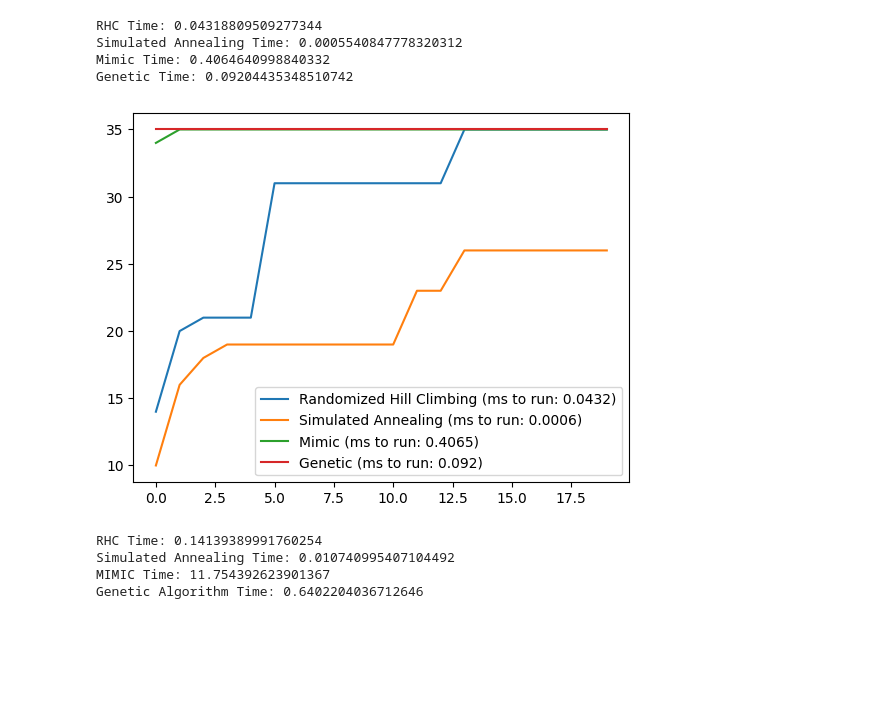
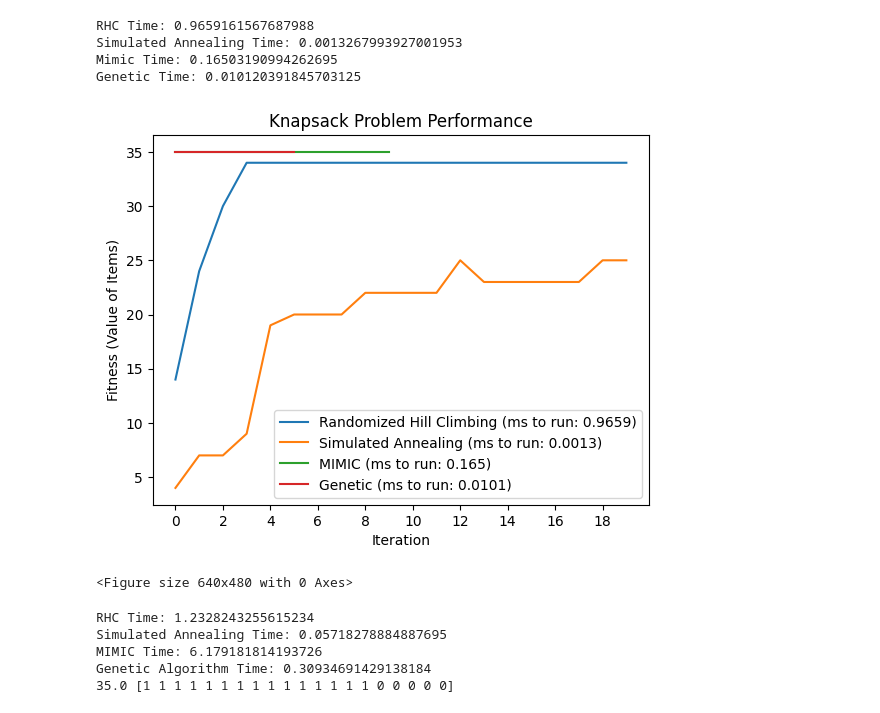
Before and after one commit to DLawrence70GT/ML, a Jupyter notebook: a2/Exploratory.ipynb, the cells around one changed output. Drawn from its saved outputs; the diff is of its cells as text; code cells hidden in the pictures; blank space fills up the shorter version.

```diff
--- a/a2/Exploratory.ipynb
+++ b/a2/Exploratory.ipynb
@@ -19,8 +27,8 @@ start = time.time()
 rhc_knapsack_best_state, rhc_knapsack_best_fitness, rhc_knapsack_fitness_curve = mlrose.random_hill_climb(
     problem=knapsack_problem,
     restarts=100,
-    max_attempts=20,
-    max_iters=1000,
+    max_attempts=1000,
+    max_iters=10000,
     init_state=np.array([0 for i in range(10)]),
     curve=True
 )
@@ -34,8 +42,8 @@ start = time.time()
 sa_knapsack_best_state, sa_knapsack_best_fitness, sa_knapsack_fitness_curve = mlrose.simulated_annealing(
     problem=knapsack_problem,
     schedule=mlrose.ArithDecay(),
-    max_attempts=20,
-    max_iters=1000,
+    max_attempts=100,
+    max_iters=100,
     init_state=np.array([0 for i in range(10)]),
     curve=True
 )
@@ -48,8 +56,8 @@ start = time.time()
 #mimic
 mimic_knapsack_best_state, mimic_knapsack_best_fitness, mimic_knapsack_fitness_curve = mlrose.mimic(
     problem=knapsack_problem,
-    max_attempts=20,
-    max_iters=1000,
+    max_attempts=10,
+    max_iters=10,
     curve=True
 )
 end = time.time()
@@ -61,29 +69,37 @@ start = time.time()
 #genetic algorithm
 genetic_knapsack_best_state, genetic_knapsack_best_fitness, genetic_knapsack_fitness_curve = mlrose.genetic_alg(
     problem=knapsack_problem,
-    max_attempts=20,
-    max_iters=1000,
+    pop_size=100,
+    pop_breed_percent=.5,
+    max_attempts=5,
+    max_iters=10,
     curve=True
 )
 end = time.time()
 genetic_knapsack_time = end - start
 print(f'Genetic Time: {genetic_knapsack_time}')
 # %% [output]
-RHC Time: 0.04318809509277344
-Simulated Annealing Time: 0.0005540847778320312
-Mimic Time: 0.4064640998840332
-Genetic Time: 0.09204435348510742
+RHC Time: 0.9659161567687988
+Simulated Annealing Time: 0.0013267993927001953
+Mimic Time: 0.16503190994262695
+Genetic Time: 0.010120391845703125
 # %%
 #fitness curves for knapsack
 plt.plot(rhc_knapsack_fitness_curve[:20, 0], label = f'Randomized Hill Climbing (ms to run: {round(rhc_knapsack_time, 4)})')
 plt.plot(sa_knapsack_fitness_curve[:20, 0], label = f'Simulated Annealing (ms to run: {round(sa_knapsack_time, 4)})')
-plt.plot(mimic_knapsack_fitness_curve[:20, 0], label = f'Mimic (ms to run: {round(mimic_knapsack_time, 4)})')
+plt.plot(mimic_knapsack_fitness_curve[:20, 0], label = f'MIMIC (ms to run: {round(mimic_knapsack_time, 4)})')
 plt.plot(genetic_knapsack_fitness_curve[:20, 0], label = f'Genetic (ms to run: {round(genetic_knapsack_time, 4)})')
-
+plt.ylabel('Fitness (Value of Items)')
+plt.xlabel('Iteration')
+plt.title('Knapsack Problem Performance')
 plt.legend()
+plt.xticks([i * 2 for i in range(10)])
+plt.savefig('knapsack_performance.png')
 plt.show()
+plt.clf()
 # %% [output]
-[figure, old version]
+[figure, new version]
+<Figure size 640x480 with 0 Axes>
 # %%
 #traveling salesman problem to highlight strengths of simulated annealing
 cities = [(0,0), (0,5), (3,6), (5,10), (8,2), (10,10), (2, 3), (7, 7)]
@@ -100,7 +116,7 @@ start = time.time()
 rhc_peaks_best_state, rhc_peaks_best_fitness, rhc_peaks_fitness_curve = mlrose.random_hill_climb(
     problem=peaks_problem,
     restarts=100,
-    max_attempts=200,
+    max_attempts=2000,
     max_iters=10000,
     init_state=np.array([0 for i in range(20)]),
     curve=True
@@ -114,22 +130,22 @@ start = time.time()
 sa_peaks_best_state, sa_peaks_best_fitness, sa_peaks_fitness_curve = mlrose.simulated_annealing(
     problem=peaks_problem,
     schedule=mlrose.ArithDecay(),
-    max_attempts=200,
+    max_attempts=1000,
     max_iters=10000,
-    init_state=np.array([0 for i in range(20)]),
+    init_state=np.array([i % 2 for i in range(20)]),
     curve=True
 )
 end = time.time()
 sa_peaks_time = end - start
 print(f'Simulated Annealing Time: {sa_peaks_time}')
-
 # MIMIC
 start = time.time()
 mimic_peaks_best_state, mimic_peaks_best_fitness, mimic_peaks_fitness_curve = mlrose.mimic(
     problem=peaks_problem,
-    max_attempts=200,
+    max_attempts=100,
     max_iters=1000,
-    curve=True
+    curve=True,
+
 )
 end = time.time()
 mimic_peaks_time = end - start
@@ -140,15 +156,18 @@ start = time.time()
 genetic_peaks_best_state, genetic_peaks_best_fitness, genetic_peaks_fitness_curve = mlrose.genetic_alg(
     problem=peaks_problem,
     max_attempts=200,
-    max_iters=1000,
+    max_iters=100,
     curve=True
 )
 end = time.time()
 genetic_peaks_time = end - start
 print(f'Genetic Algorithm Time: {genetic_peaks_time}')
+
+print(sa_peaks_best_fitness, sa_peaks_best_state)
 # %% [output]
-RHC Time: 0.14139389991760254
-Simulated Annealing Time: 0.010740995407104492
-MIMIC Time: 11.754392623901367
-Genetic Algorithm Time: 0.6402204036712646
+RHC Time: 1.2328243255615234
+Simulated Annealing Time: 0.05718278884887695
+MIMIC Time: 6.179181814193726
+Genetic Algorithm Time: 0.30934691429138184
+35.0 [1 1 1 1 1 1 1 1 1 1 1 1 1 1 1 0 0 0 0 0]
 # %%
```
Also changed, not shown: parts of 26 cells of this notebook, 7 other files.
